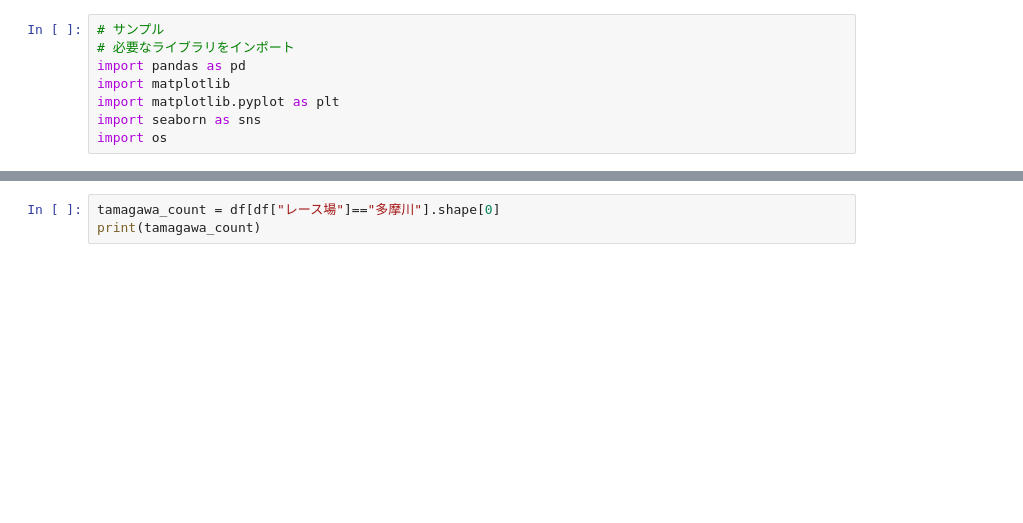
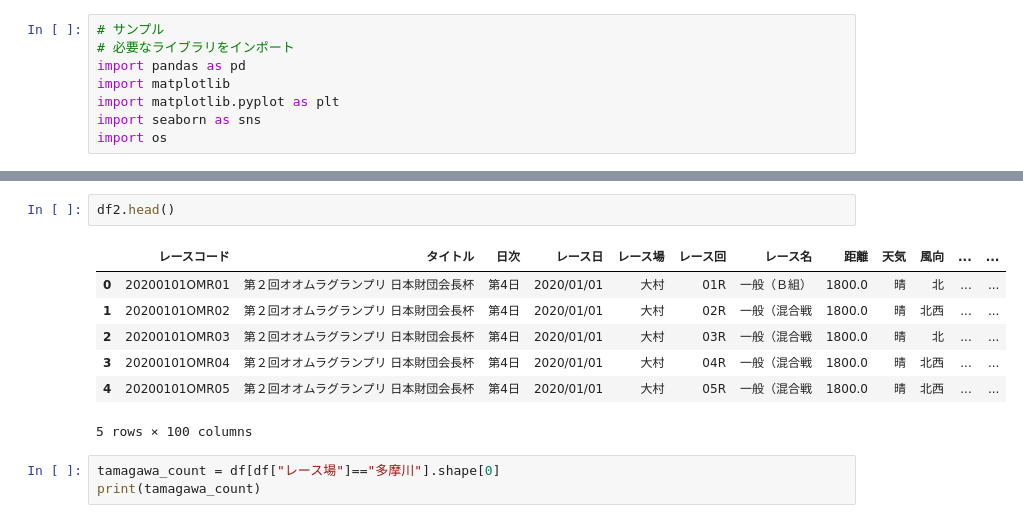
Before and after one commit to atsuki-3590/boatrace_tamagawa_prediction, a Jupyter notebook: notebooks/exploratory_data_analysis.ipynb, the cells around one changed output, grey strips where cells are left out. Drawn from its saved outputs; the diff is of its cells as text; blank space fills up the shorter version.

```diff
--- a/notebooks/exploratory_data_analysis.ipynb
+++ b/notebooks/exploratory_data_analysis.ipynb
@@ -36,3 +59,13 @@ max     5362.000000
+# %%
+df2.head()
+# %% [output]
+|  | レースコード | タイトル | 日次 | レース日 | レース場 | レース回 | レース名 | 距離 | 天気 | 風向 | ... | ... |
+| 0 | 20200101OMR01 | 第２回オオムラグランプリ 日本財団会長杯 | 第4日 | 2020/01/01 | 大村 | 01R | 一般（Ｂ組） | 1800.0 | 晴 | 北 | ... | ... |
+| 1 | 20200101OMR02 | 第２回オオムラグランプリ 日本財団会長杯 | 第4日 | 2020/01/01 | 大村 | 02R | 一般（混合戦 | 1800.0 | 晴 | 北西 | ... | ... |
+| 2 | 20200101OMR03 | 第２回オオムラグランプリ 日本財団会長杯 | 第4日 | 2020/01/01 | 大村 | 03R | 一般（混合戦 | 1800.0 | 晴 | 北 | ... | ... |
+| 3 | 20200101OMR04 | 第２回オオムラグランプリ 日本財団会長杯 | 第4日 | 2020/01/01 | 大村 | 04R | 一般（混合戦 | 1800.0 | 晴 | 北西 | ... | ... |
+| 4 | 20200101OMR05 | 第２回オオムラグランプリ 日本財団会長杯 | 第4日 | 2020/01/01 | 大村 | 05R | 一般（混合戦 | 1800.0 | 晴 | 北西 | ... | ... |
+5 rows × 100 columns
 # %%
 tamagawa_count = df[df["レース場"]=="多摩川"].shape[0]
 print(tamagawa_count)
```
Also changed, not shown: parts of 4 cells of this notebook, 4 other files.
